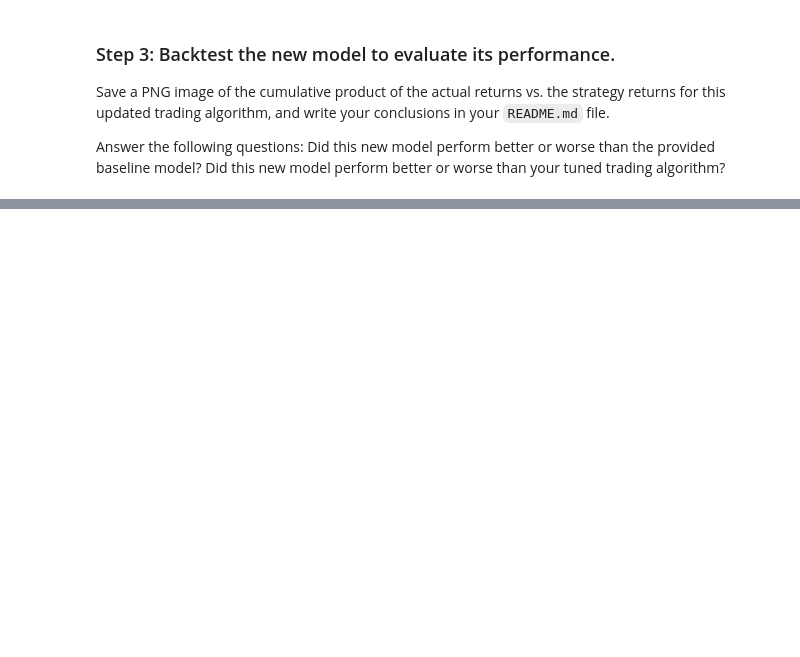
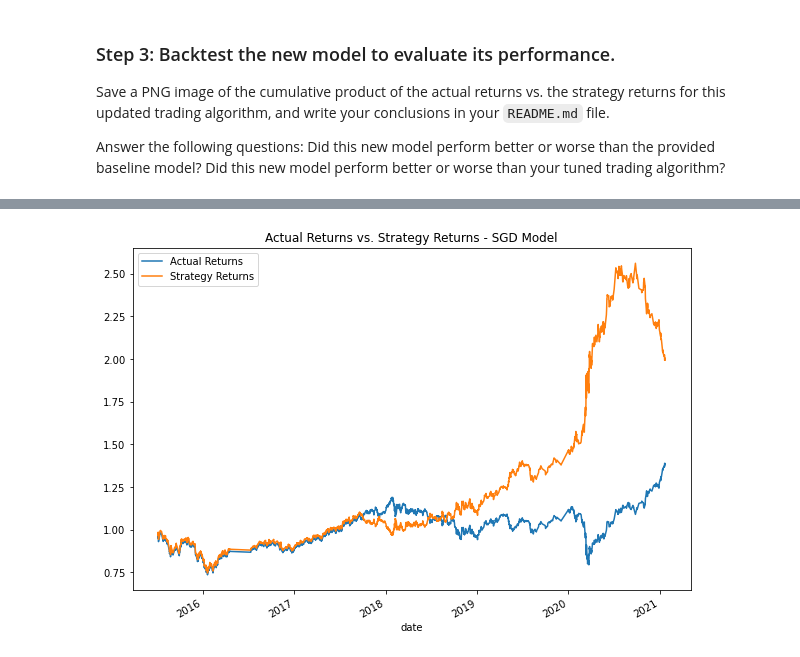
Before and after one commit to jake-viss/UW_Fintech_Challenge_14, a Jupyter notebook: machine_learning_trading_bot.ipynb, the cells around one changed output, grey strips where cells are left out. Saved outputs shown, nothing was run; the diff lists cells and outputs as text; code cells hidden in the pictures; blank space fills up the shorter version.

```diff
--- a/machine_learning_trading_bot.ipynb
+++ b/machine_learning_trading_bot.ipynb
@@ -438,18 +438,18 @@ In this section, you’ll use the original parameters that the starter code prov
 ### Step 1:  Import a new classifier, such as `AdaBoost`, `DecisionTreeClassifier`, or `LogisticRegression`. (For the full list of classifiers, refer to the [Supervised learning page](https://scikit-learn.org/stable/supervised_learning.html) in the scikit-learn documentation.)
 # %%
 # Import a new classifier from SKLearn
-# YOUR CODE HERE
+from sklearn.linear_model import SGDClassifier
 
 # Initiate the model instance
-# YOUR CODE HERE
+SGD_model = SGDClassifier()
 # %% [markdown]
 ### Step 2: Using the original training data as the baseline model, fit another model with the new classifier.
 # %%
 # Fit the model using the training data
-model = # YOUR CODE HERE
+SGD_model = SGD_model.fit(X_train_scaled,y_train)
 
 # Use the testing dataset to generate the predictions for the new model
-pred = # YOUR CODE HERE
+SGD_pred = SGD_model.predict(X_test_scaled)
 
 # Review the model's predicted values
-# YOUR CODE HERE
+SGD_pred
@@ -471,16 +482,16 @@ Did this new model perform better or worse than your tuned trading algorithm?
 # Create a new empty predictions DataFrame.
 
 # Create a predictions DataFrame
-# YOUR CODE HERE
+SGD_predictions_df = pd.DataFrame(index = X_test.index)
 
-# Add the SVM model predictions to the DataFrame
-# YOUR CODE HERE
+# Add the SVG model predictions to the DataFrame
+SGD_predictions_df['SVG Predictions'] = SGD_pred
 
 # Add the actual returns to the DataFrame
-# YOUR CODE HERE
+SGD_predictions_df['Actual Returns'] = signals_df['Actual Returns']
 
 # Add the strategy returns to the DataFrame
-# YOUR CODE HERE
+SGD_predictions_df['Strategy Returns'] = (SGD_predictions_df['SVG Predictions'] * SGD_predictions_df['Actual Returns'])
 
 # Review the DataFrame
-# YOUR CODE HERE
+SGD_predictions_df.head()
@@ -489,0 +506,6 @@ Did this new model perform better or worse than your tuned trading algorithm?
+# %%
+# Plot the actual returns versus the strategy returns
+(1+SGD_predictions_df[['Actual Returns','Strategy Returns']]).cumprod().plot(figsize=(10,7), title="Actual Returns vs. Strategy Returns - SGD Model")
+plt.savefig('Plot_Images/SGD_plot.png')
+# %% [output]
+[figure, added]
```
Also changed, not shown: parts of 10 cells of this notebook, 2 other files.
